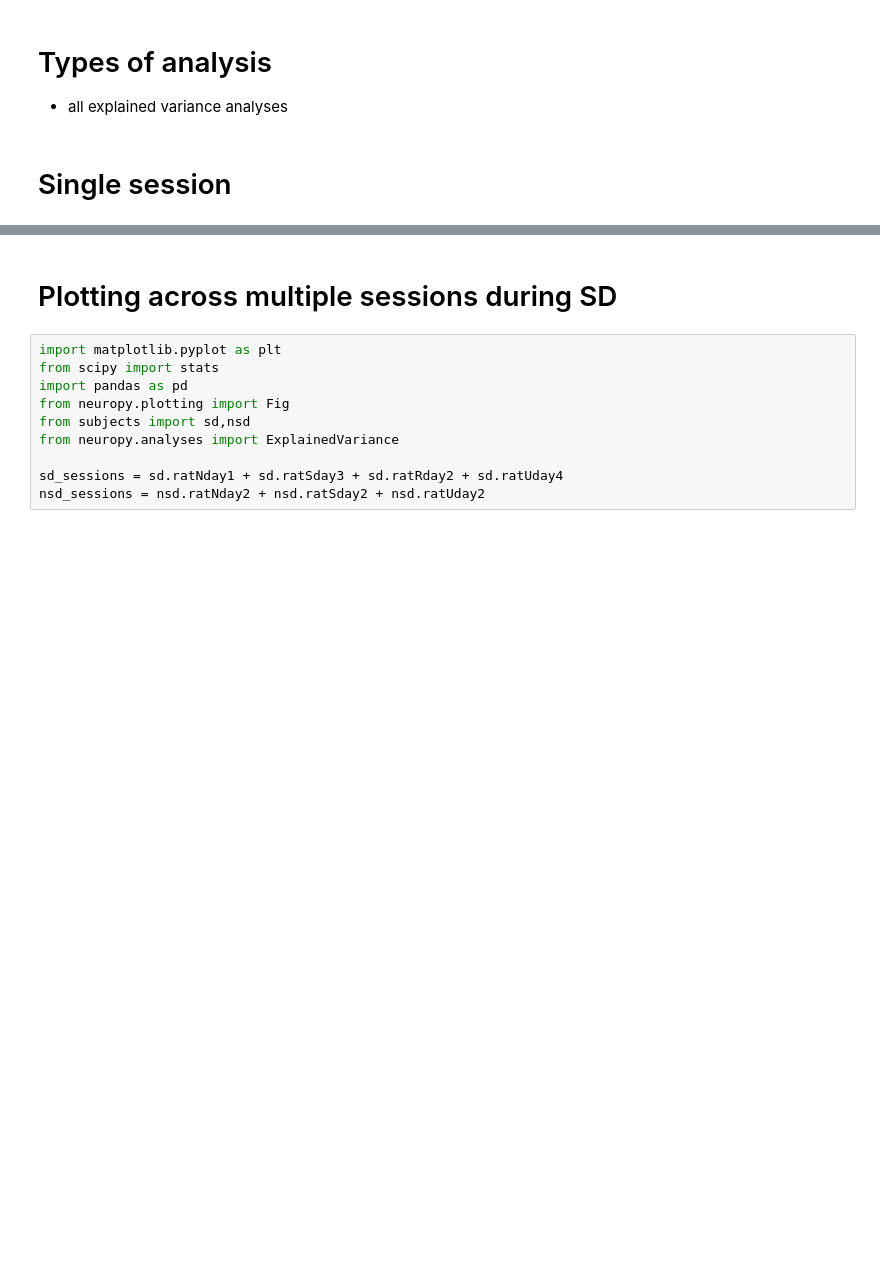
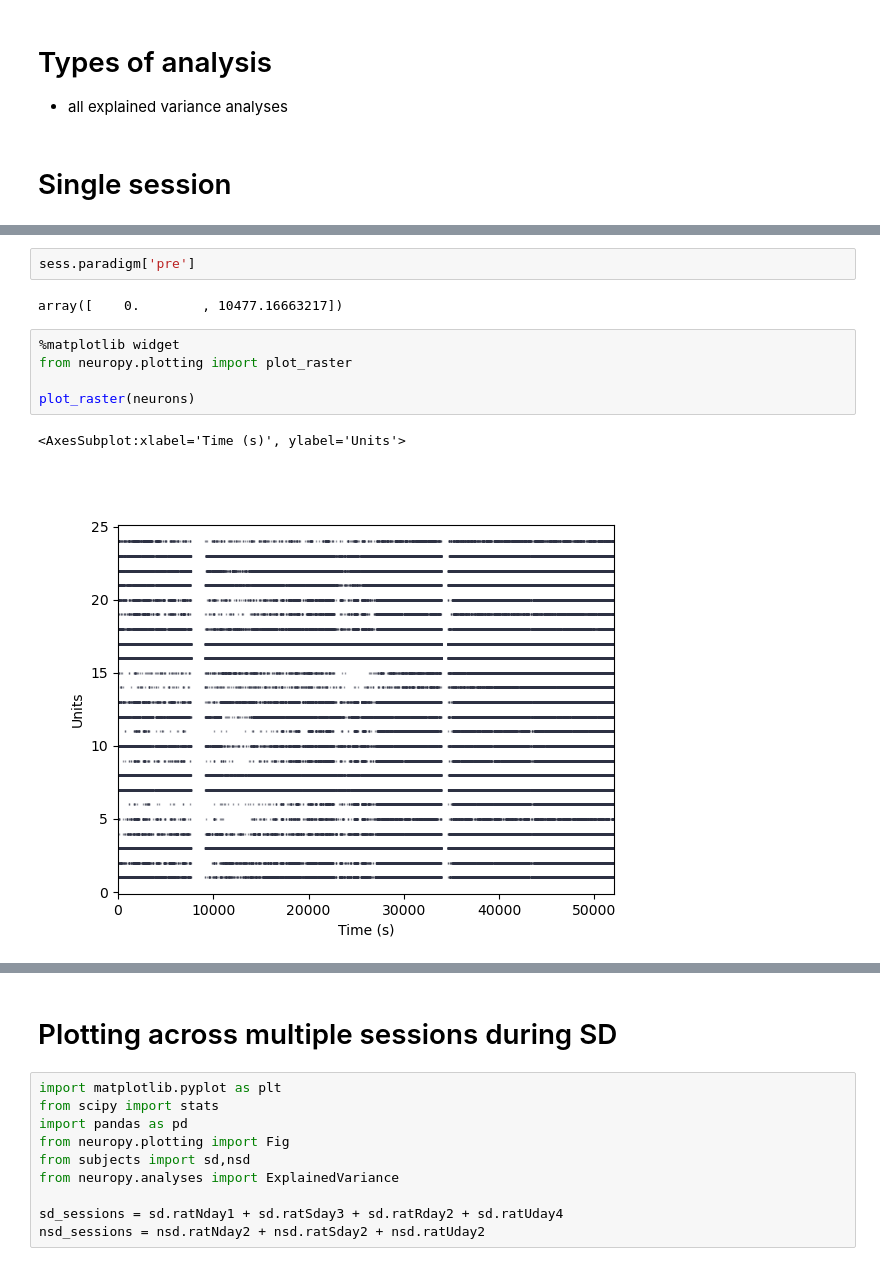
Before and after one commit to bapungiri/NeuroPy, a Jupyter notebook: sleep_deprivation/sd_expvar.ipynb, the cells around one changed output, grey strips where cells are left out. Drawn from its saved outputs; the diff is of its cells as text; blank space fills up the shorter version.

```diff
--- a/sleep_deprivation/sd_expvar.ipynb
+++ b/sleep_deprivation/sd_expvar.ipynb
@@ -38,3 +39,15 @@ expvar = ExplainedVariance(
     slideby=300,
     pairs_bool=pairs_bool,
 )
+# %%
+sess.paradigm['pre']
+# %% [output]
+array([    0.        , 10477.16663217])
+# %%
+%matplotlib widget
+from neuropy.plotting import plot_raster
+
+plot_raster(neurons)
+# %% [output]
+<AxesSubplot:xlabel='Time (s)', ylabel='Units'>
+[figure, added]
```
Also changed, not shown: parts of 3 cells of this notebook, 11 other files.
